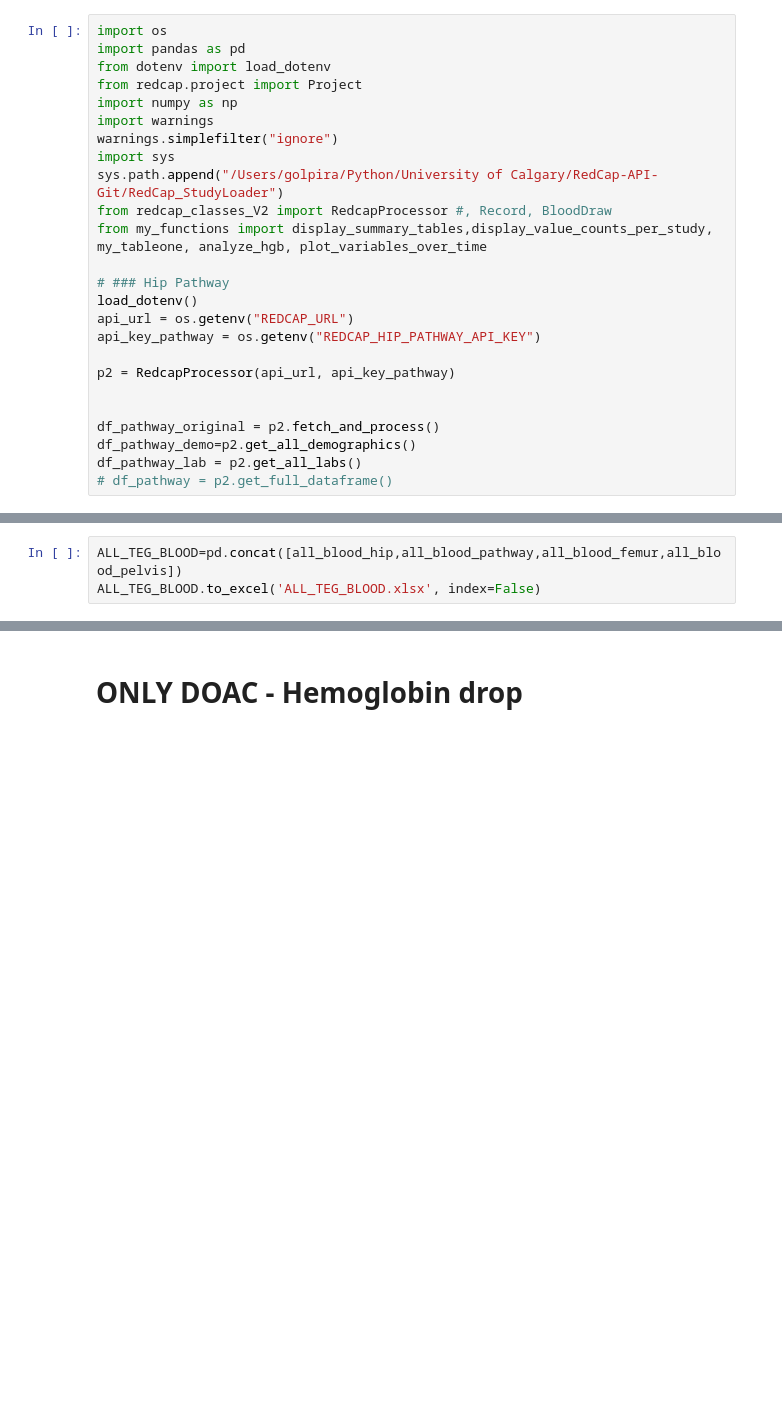
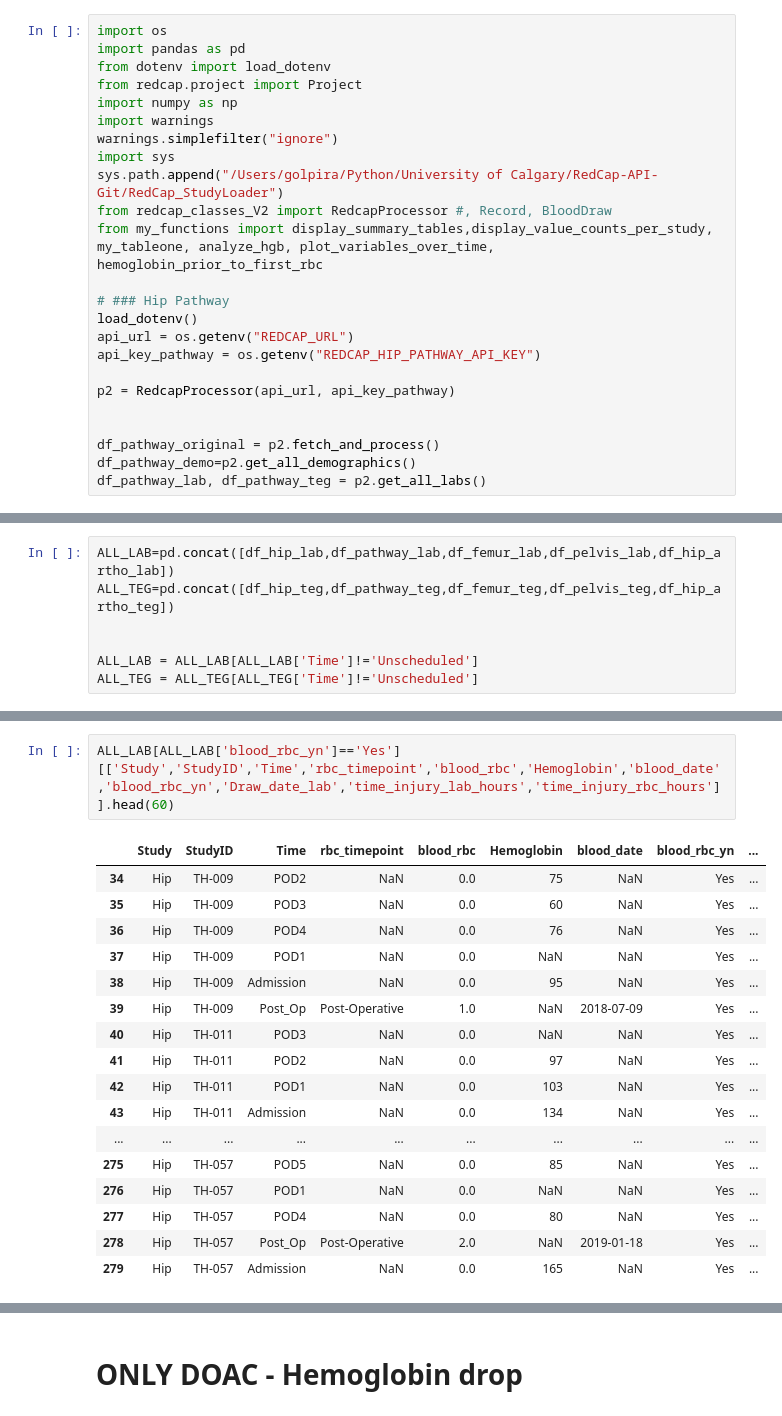
Before and after one commit to golpiraelmi/Classes, a Jupyter notebook: MyLittleProjcet_V2.ipynb, the cells around one changed output, grey strips where cells are left out. Cells and saved outputs as stored; diff of their text form; blank space fills up the shorter version.

```diff
--- a/MyLittleProjcet_V2.ipynb
+++ b/MyLittleProjcet_V2.ipynb
@@ -50,7 +73,7 @@ warnings.simplefilter("ignore")
 import sys
 sys.path.append("/Users/golpira/Python/University of Calgary/RedCap-API-Git/RedCap_StudyLoader")
 from redcap_classes_V2 import RedcapProcessor #, Record, BloodDraw
-from my_functions import display_summary_tables,display_value_counts_per_study, my_tableone, analyze_hgb, plot_variables_over_time
+from my_functions import display_summary_tables,display_value_counts_per_study, my_tableone, analyze_hgb, plot_variables_over_time, hemoglobin_prior_to_first_rbc
 
 # ### Hip Pathway
 load_dotenv()
@@ -62,6 +85,5 @@ p2 = RedcapProcessor(api_url, api_key_pathway)
 
 df_pathway_original = p2.fetch_and_process()
 df_pathway_demo=p2.get_all_demographics()
-df_pathway_lab = p2.get_all_labs()
-# df_pathway = p2.get_full_dataframe()
+df_pathway_lab, df_pathway_teg = p2.get_all_labs()
 # %% [output]
@@ -152,3 +324,7 @@ ALL_TEG_DEMO.to_excel('ALL_TEG_DEMO.xlsx', index=False)
 # %%
-ALL_TEG_BLOOD=pd.concat([all_blood_hip,all_blood_pathway,all_blood_femur,all_blood_pelvis])
-ALL_TEG_BLOOD.to_excel('ALL_TEG_BLOOD.xlsx', index=False)
+ALL_LAB=pd.concat([df_hip_lab,df_pathway_lab,df_femur_lab,df_pelvis_lab,df_hip_artho_lab])
+ALL_TEG=pd.concat([df_hip_teg,df_pathway_teg,df_femur_teg,df_pelvis_teg,df_hip_artho_teg])
+
+
+ALL_LAB = ALL_LAB[ALL_LAB['Time']!='Unscheduled']
+ALL_TEG = ALL_TEG[ALL_TEG['Time']!='Unscheduled']
@@ -156,0 +372,20 @@ ALL_TEG_BLOOD['VTE']
+# %%
+ALL_LAB[ALL_LAB['blood_rbc_yn']=='Yes'][['Study','StudyID','Time','rbc_timepoint','blood_rbc','Hemoglobin','blood_date','blood_rbc_yn','Draw_date_lab','time_injury_lab_hours','time_injury_rbc_hours']].head(60)
+# %% [output]
+|  | Study | StudyID | Time | rbc_timepoint | blood_rbc | Hemoglobin | blood_date | blood_rbc_yn | ... |
+| 34 | Hip | TH-009 | POD2 | NaN | 0.0 | 75 | NaN | Yes | ... |
+| 35 | Hip | TH-009 | POD3 | NaN | 0.0 | 60 | NaN | Yes | ... |
+| 36 | Hip | TH-009 | POD4 | NaN | 0.0 | 76 | NaN | Yes | ... |
+| 37 | Hip | TH-009 | POD1 | NaN | 0.0 | NaN | NaN | Yes | ... |
+| 38 | Hip | TH-009 | Admission | NaN | 0.0 | 95 | NaN | Yes | ... |
+| 39 | Hip | TH-009 | Post_Op | Post-Operative | 1.0 | NaN | 2018-07-09 | Yes | ... |
+| 40 | Hip | TH-011 | POD3 | NaN | 0.0 | NaN | NaN | Yes | ... |
+| 41 | Hip | TH-011 | POD2 | NaN | 0.0 | 97 | NaN | Yes | ... |
+| 42 | Hip | TH-011 | POD1 | NaN | 0.0 | 103 | NaN | Yes | ... |
+| 43 | Hip | TH-011 | Admission | NaN | 0.0 | 134 | NaN | Yes | ... |
+| ... | ... | ... | ... | ... | ... | ... | ... | ... | ... |
+| 275 | Hip | TH-057 | POD5 | NaN | 0.0 | 85 | NaN | Yes | ... |
+| 276 | Hip | TH-057 | POD1 | NaN | 0.0 | NaN | NaN | Yes | ... |
+| 277 | Hip | TH-057 | POD4 | NaN | 0.0 | 80 | NaN | Yes | ... |
+| 278 | Hip | TH-057 | Post_Op | Post-Operative | 2.0 | NaN | 2019-01-18 | Yes | ... |
+| 279 | Hip | TH-057 | Admission | NaN | 0.0 | 165 | NaN | Yes | ... |
```
Also changed, not shown: parts of 59 cells of this notebook, 2 other files.
